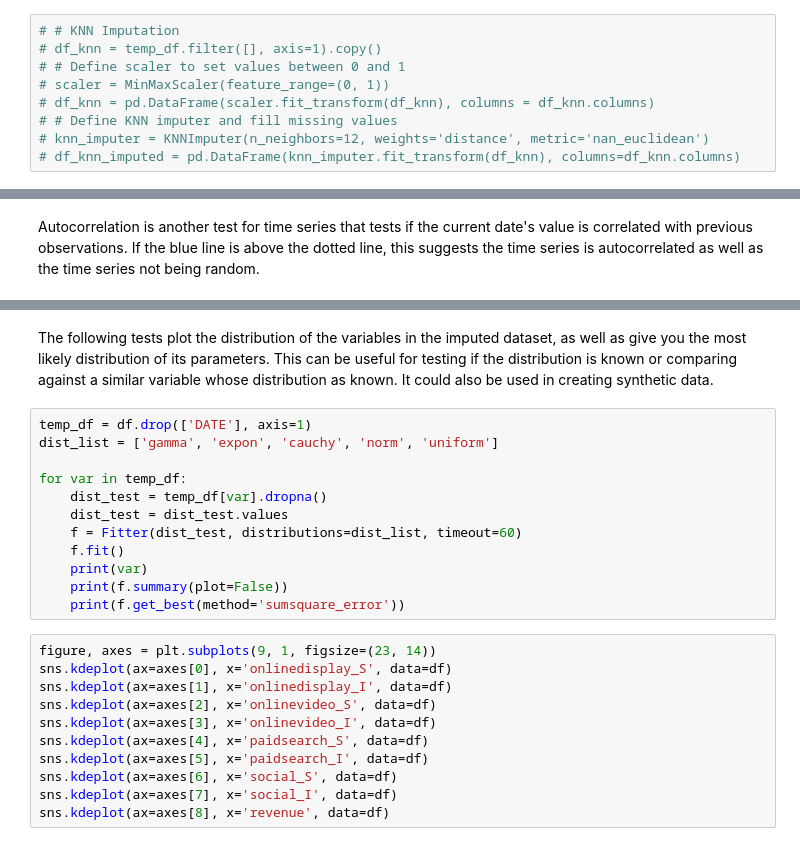
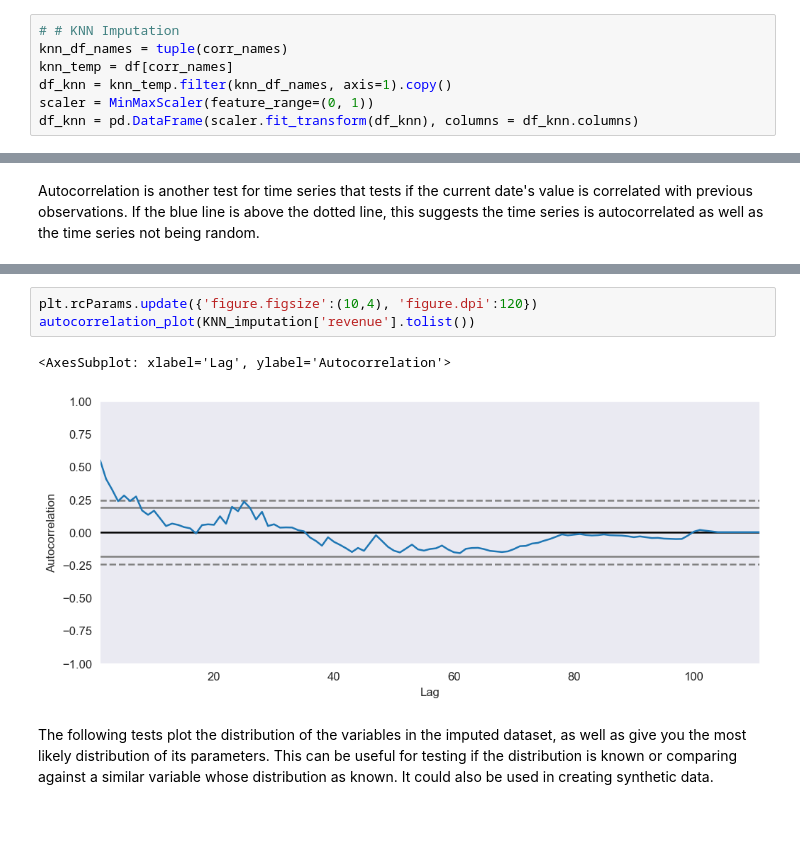
Before and after one commit to NA-Git/Bayesian_Methods, a Jupyter notebook: attribution/MMM/EDA.ipynb, the cells around one changed output, grey strips where cells are left out. Cells and saved outputs as stored; diff of their text form; blank space fills up the shorter version.

```diff
--- a/attribution/MMM/EDA.ipynb
+++ b/attribution/MMM/EDA.ipynb
@@ -112,10 +235,8 @@ The number of neighboring values can be adjusted to find better fits for the mis
 # %%
 # # KNN Imputation
-# df_knn = temp_df.filter([], axis=1).copy()
-# # Define scaler to set values between 0 and 1
-# scaler = MinMaxScaler(feature_range=(0, 1))
-# df_knn = pd.DataFrame(scaler.fit_transform(df_knn), columns = df_knn.columns)
-# # Define KNN imputer and fill missing values
-# knn_imputer = KNNImputer(n_neighbors=12, weights='distance', metric='nan_euclidean')
-# df_knn_imputed = pd.DataFrame(knn_imputer.fit_transform(df_knn), columns=df_knn.columns)
+knn_df_names = tuple(corr_names)
+knn_temp = df[corr_names]
+df_knn = knn_temp.filter(knn_df_names, axis=1).copy()
+scaler = MinMaxScaler(feature_range=(0, 1))
+df_knn = pd.DataFrame(scaler.fit_transform(df_knn), columns = df_knn.columns)
 # %%
@@ -161,28 +329,11 @@ autocorrelation_plot(df['revenue'].tolist())
+# %%
+plt.rcParams.update({'figure.figsize':(10,4), 'figure.dpi':120})
+autocorrelation_plot(KNN_imputation['revenue'].tolist())
+# %% [output]
+<AxesSubplot: xlabel='Lag', ylabel='Autocorrelation'>
+[figure, added]
 # %% [markdown]
 The following tests plot the distribution of the variables in the imputed dataset,
 as well as give you the most likely distribution of its parameters. This can be useful
 for testing if the distribution is known or comparing against a similar variable whose
 distribution as known. It could also be used in creating synthetic data.
-# %%
-temp_df = df.drop(['DATE'], axis=1)
-dist_list = ['gamma', 'expon', 'cauchy', 'norm', 'uniform']
-
-for var in temp_df:
-    dist_test = temp_df[var].dropna()
-    dist_test = dist_test.values
-    f = Fitter(dist_test, distributions=dist_list, timeout=60)
-    f.fit()
-    print(var)
-    print(f.summary(plot=False))
-    print(f.get_best(method='sumsquare_error'))
-# %%
-figure, axes = plt.subplots(9, 1, figsize=(23, 14))
-sns.kdeplot(ax=axes[0], x='onlinedisplay_S', data=df)
-sns.kdeplot(ax=axes[1], x='onlinedisplay_I', data=df)
-sns.kdeplot(ax=axes[2], x='onlinevideo_S', data=df)
-sns.kdeplot(ax=axes[3], x='onlinevideo_I', data=df)
-sns.kdeplot(ax=axes[4], x='paidsearch_S', data=df)
-sns.kdeplot(ax=axes[5], x='paidsearch_I', data=df)
-sns.kdeplot(ax=axes[6], x='social_S', data=df)
-sns.kdeplot(ax=axes[7], x='social_I', data=df)
-sns.kdeplot(ax=axes[8], x='revenue', data=df)
```
Also changed, not shown: parts of 28 cells of this notebook.
